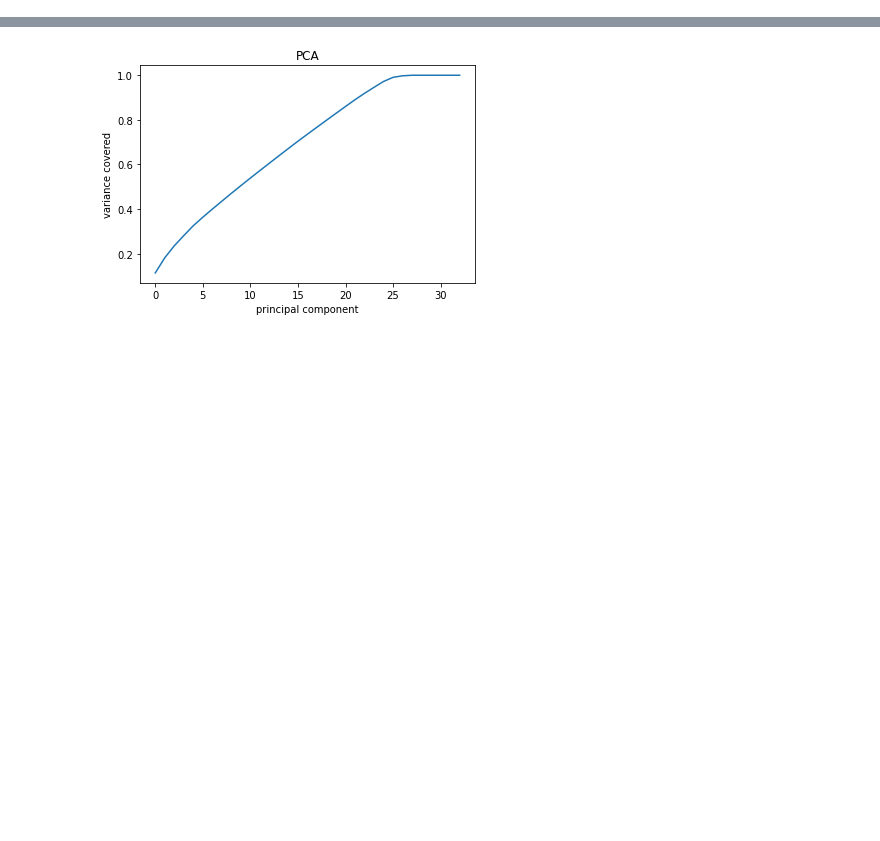
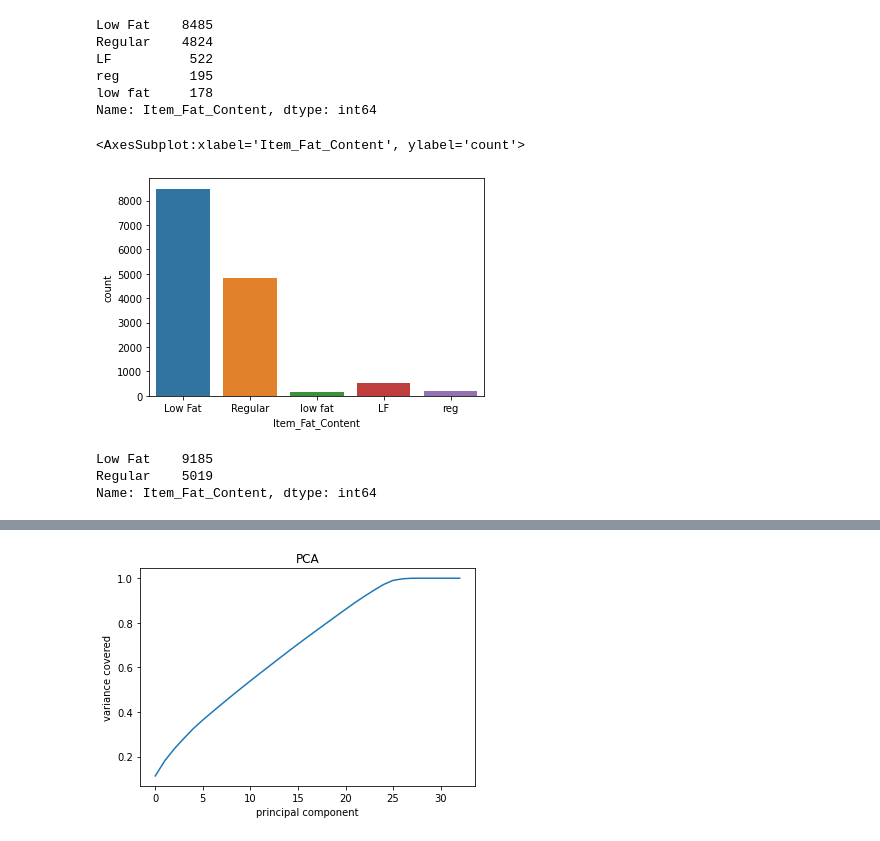
Before and after one commit to maaniaxs/Machine-Leaning-, a Jupyter notebook: PRACTICE_PROJECT/Big_Data_Mart_Sales_Project.ipynb, the cells around one changed output, grey strips where cells are left out. Drawn from its saved outputs; the diff is of its cells as text; code cells hidden in the pictures; blank space fills up the shorter version.

```diff
--- a/PRACTICE_PROJECT/Big_Data_Mart_Sales_Project.ipynb
+++ b/PRACTICE_PROJECT/Big_Data_Mart_Sales_Project.ipynb
@@ -569,0 +68,4 @@ mean_squared_error 1115663.1970106424
+# %%
+test['Item_Outlet_Sales']= 0   # in test_dataset add 'Item_Outlet_sales ' feature and put zero value
+# %%
+df= pd.concat([train,test] ,axis=0,ignore_index=True )    # Concating both dataset
@@ -569,0 +111,4 @@ mean_squared_error 1115663.1970106424
+# %%
+# impute Nan value in 'Item_Weight' feature by groupby 'Item_Type'
+
+df['Item_Weight'].fillna(df.groupby(['Item_Type'])['Item_Weight'].transform('mean'), inplace= True)
@@ -569,0 +174,13 @@ mean_squared_error 1115663.1970106424
+# %%
+print(df['Item_Fat_Content'].value_counts())  # categorical feature,
+                                   # 5 different types of variable in this feature
+sns.countplot(df['Item_Fat_Content'])
+# %% [output]
+Low Fat    8485
+Regular    4824
+LF          522
+reg         195
+low fat     178
+Name: Item_Fat_Content, dtype: int64
+<AxesSubplot:xlabel='Item_Fat_Content', ylabel='count'>
+[figure, added]
@@ -569,0 +191,6 @@ mean_squared_error 1115663.1970106424
+# %%
+df['Item_Fat_Content'].value_counts()
+# %% [output]
+Low Fat    9185
+Regular    5019
+Name: Item_Fat_Content, dtype: int64
```
Also changed, not shown: parts of 210 cells of this notebook.
